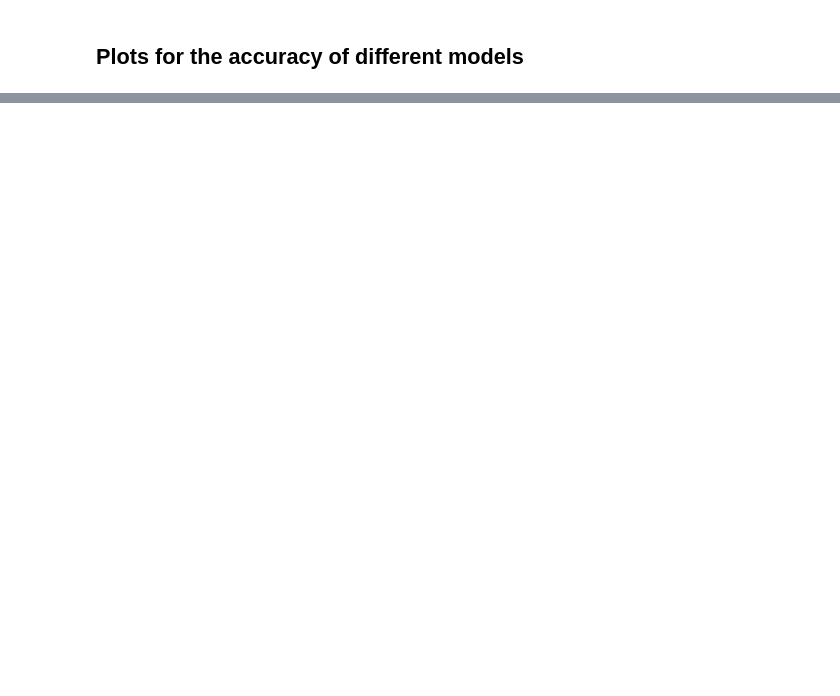
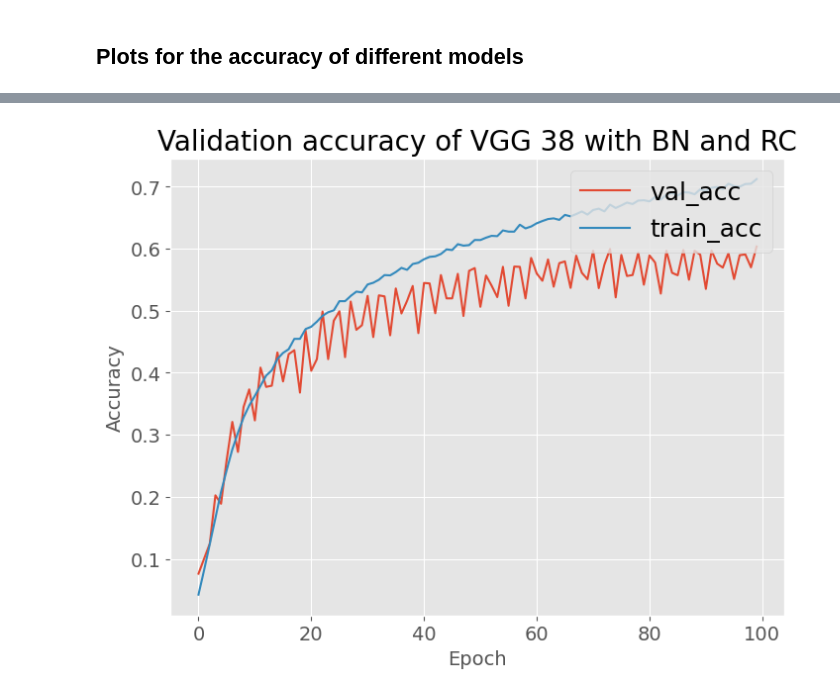
Before and after one commit to AlexeyDronov/mlpractical, a Jupyter notebook: notebooks/inspect_results.ipynb, the cells around one changed output, grey strips where cells are left out. Saved outputs shown, nothing was run; the diff lists cells and outputs as text; code cells hidden in the pictures; blank space fills up the shorter version.

```diff
--- a/notebooks/inspect_results.ipynb
+++ b/notebooks/inspect_results.ipynb
@@ -57,0 +58,18 @@ plt.show()
+# %%
+plt.style.use('ggplot')
+fig = plt.figure(figsize=(8,6))
+plt.plot([i for i in range(100)], vgg_38_bn_rc_results['val_acc'] , label = "val_acc")
+plt.plot([i for i in range(100)], vgg_38_bn_rc_results['train_acc'] , label = "train_acc")
+# plt.plot([i for i in range(100)], vgg_38_bn_rc_results['val_loss'], label = "val_loss")
+# plt.plot([i for i in range(100)], vgg_38_bn_rc_results['train_loss'], label = "train_loss")
+plt.title("Validation accuracy of VGG 38 with BN and RC", fontsize = 20)
+
+plt.xlabel("Epoch", fontsize = 14)
+plt.xticks(fontsize = 14)
+plt.ylabel("Accuracy", fontsize = 14)
+plt.yticks(fontsize = 14)
+
+plt.legend(loc= "upper right", fontsize = 18)
+plt.show()
+# %% [output]
+[figure, added]
```
Also changed, not shown: parts of 2 cells of this notebook, 9 other files.
